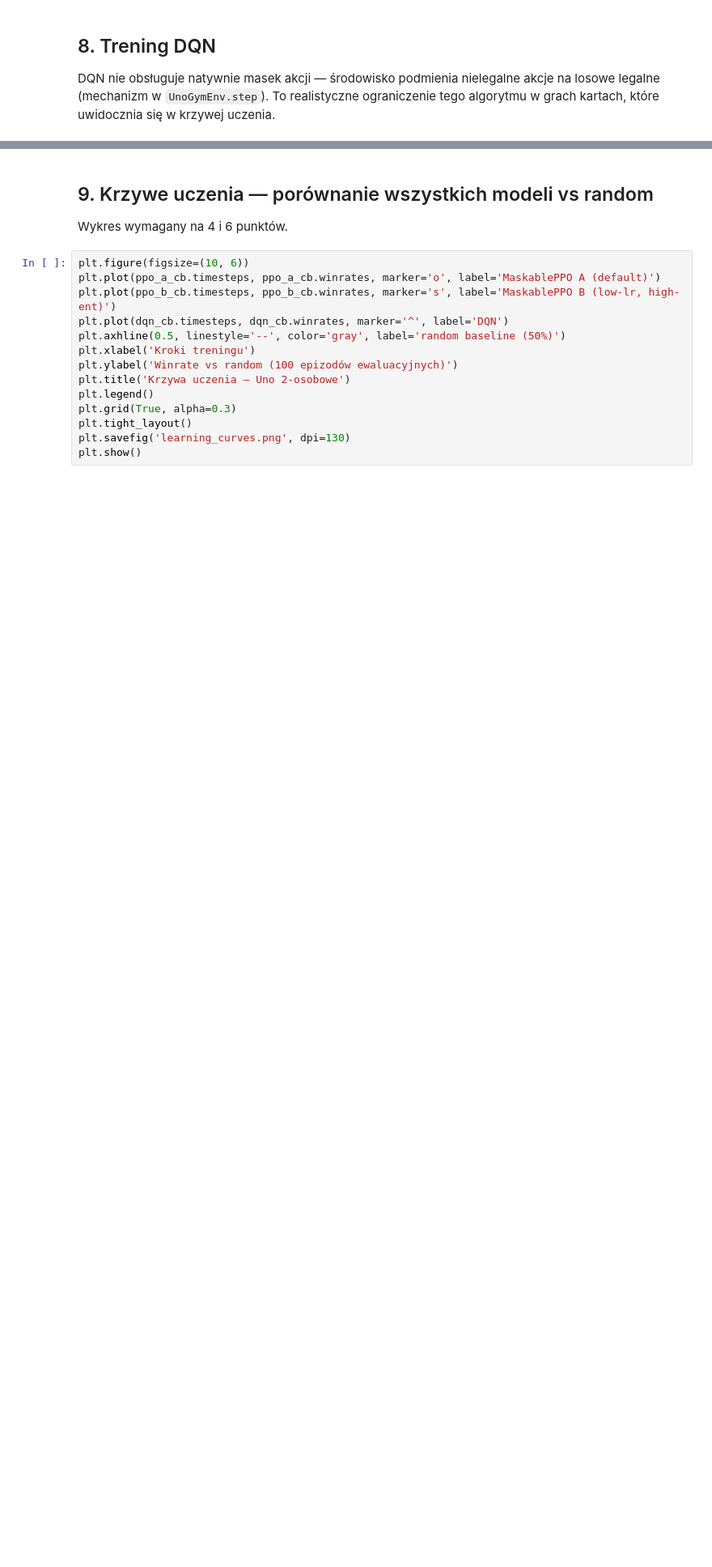
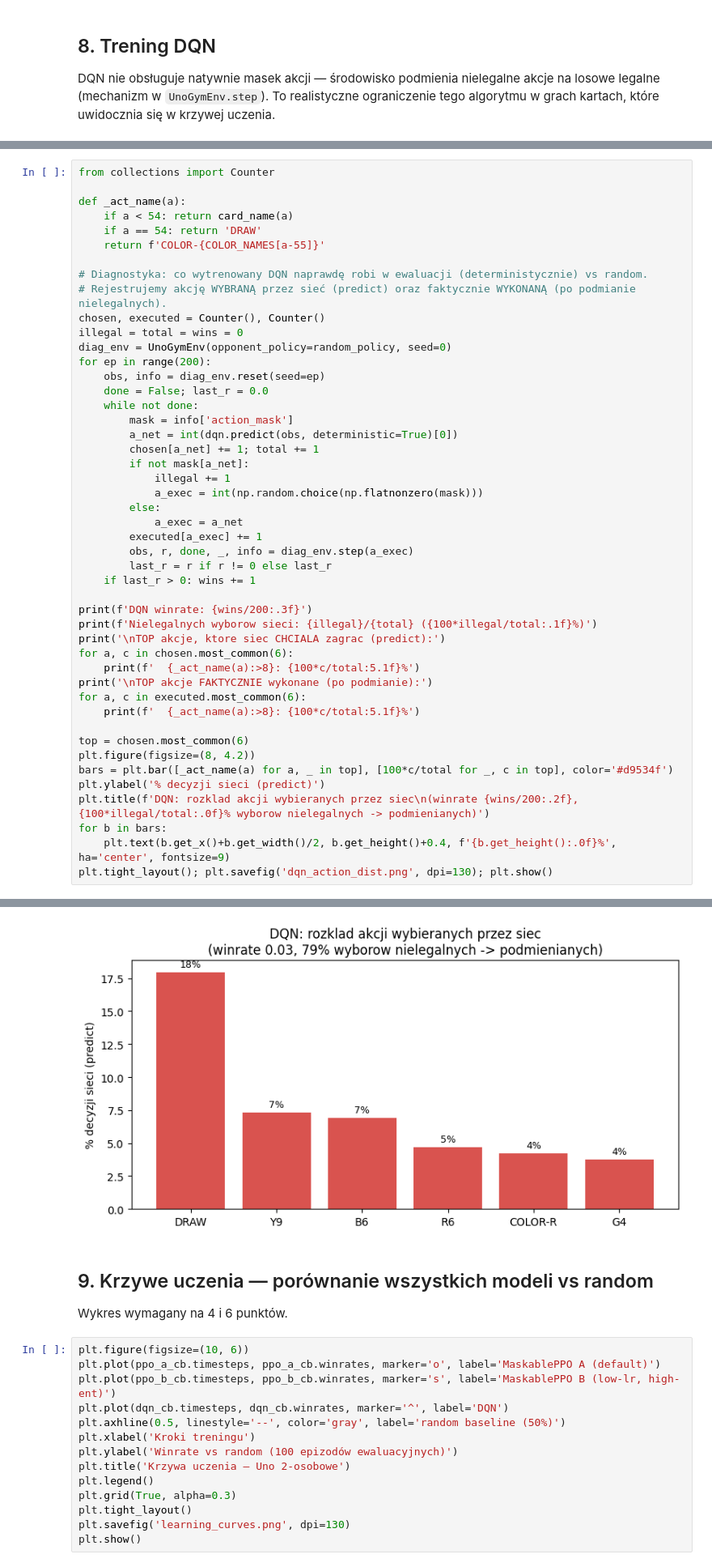
Before and after one commit to PJ-AGH-Organization/InteligencjaObliczeniowa, a Jupyter notebook: Project6_MultiAgent/uno_multiagent.ipynb, the cells around one changed output, grey strips where cells are left out. Shown at 81% size. Saved outputs shown, nothing was run; the diff lists cells and outputs as text; blank space fills up the shorter version.

```diff
--- a/Project6_MultiAgent/uno_multiagent.ipynb
+++ b/Project6_MultiAgent/uno_multiagent.ipynb
@@ -547,0 +613,48 @@ print('DQN: final winrate vs random =', dqn_cb.winrates[-1] if dqn_cb.winrates e
+# %%
+from collections import Counter
+
+def _act_name(a):
+    if a < 54: return card_name(a)
+    if a == 54: return 'DRAW'
+    return f'COLOR-{COLOR_NAMES[a-55]}'
+
+# Diagnostyka: co wytrenowany DQN naprawdę robi w ewaluacji (deterministycznie) vs random.
+# Rejestrujemy akcję WYBRANĄ przez sieć (predict) oraz faktycznie WYKONANĄ (po podmianie nielegalnych).
+chosen, executed = Counter(), Counter()
+illegal = total = wins = 0
+diag_env = UnoGymEnv(opponent_policy=random_policy, seed=0)
+for ep in range(200):
+    obs, info = diag_env.reset(seed=ep)
+    done = False; last_r = 0.0
+    while not done:
+        mask = info['action_mask']
+        a_net = int(dqn.predict(obs, deterministic=True)[0])
+        chosen[a_net] += 1; total += 1
+        if not mask[a_net]:
+            illegal += 1
+            a_exec = int(np.random.choice(np.flatnonzero(mask)))
+        else:
+            a_exec = a_net
+        executed[a_exec] += 1
+        obs, r, done, _, info = diag_env.step(a_exec)
+        last_r = r if r != 0 else last_r
+    if last_r > 0: wins += 1
+
+print(f'DQN winrate: {wins/200:.3f}')
+print(f'Nielegalnych wyborow sieci: {illegal}/{total} ({100*illegal/total:.1f}%)')
+print('\nTOP akcje, ktore siec CHCIALA zagrac (predict):')
+for a, c in chosen.most_common(6):
+    print(f'  {_act_name(a):>8}: {100*c/total:5.1f}%')
+print('\nTOP akcje FAKTYCZNIE wykonane (po podmianie):')
+for a, c in executed.most_common(6):
+    print(f'  {_act_name(a):>8}: {100*c/total:5.1f}%')
+
+top = chosen.most_common(6)
+plt.figure(figsize=(8, 4.2))
+bars = plt.bar([_act_name(a) for a, _ in top], [100*c/total for _, c in top], color='#d9534f')
+plt.ylabel('% decyzji sieci (predict)')
+plt.title(f'DQN: rozklad akcji wybieranych przez siec\n(winrate {wins/200:.2f}, {100*illegal/total:.0f}% wyborow nielegalnych -> podmienianych)')
+for b in bars:
+    plt.text(b.get_x()+b.get_width()/2, b.get_height()+0.4, f'{b.get_height():.0f}%', ha='center', fontsize=9)
+plt.tight_layout(); plt.savefig('dqn_action_dist.png', dpi=130); plt.show()
+# %% [output]
@@ -548,3 +679,4 @@ print('DQN: final winrate vs random =', dqn_cb.winrates[-1] if dqn_cb.winrates e
+[figure, added]
 # %% [markdown]
 ## 9. Krzywe uczenia — porównanie wszystkich modeli vs random
 
```
Also changed, not shown: parts of 15 cells of this notebook, 20 other files.
